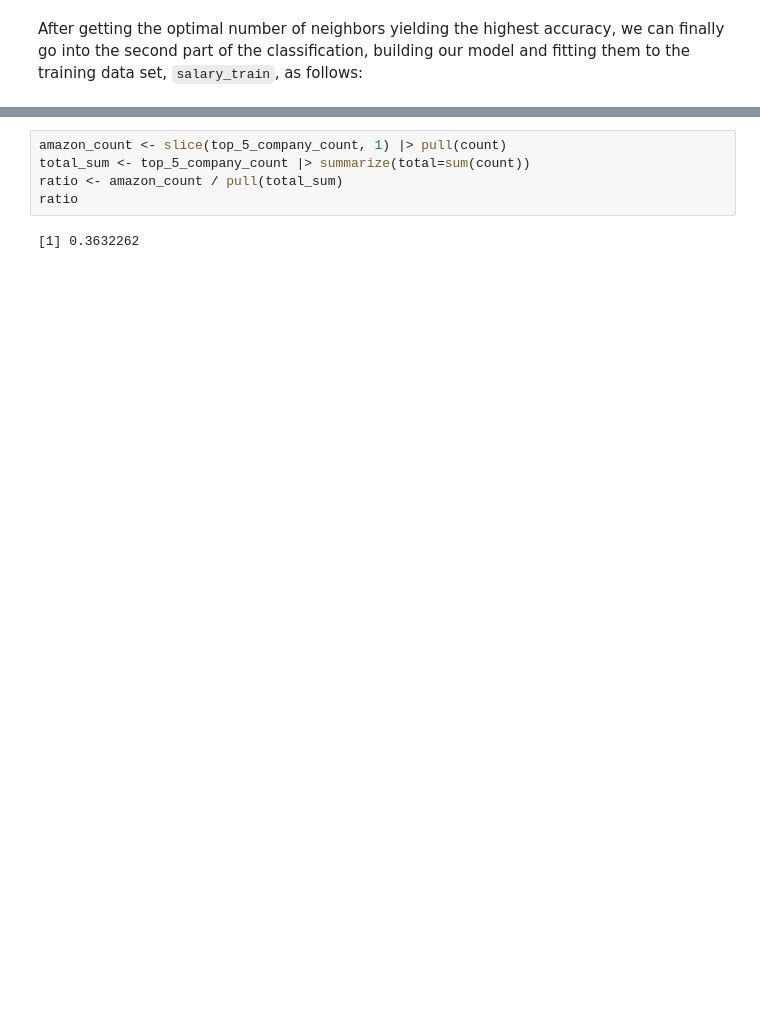
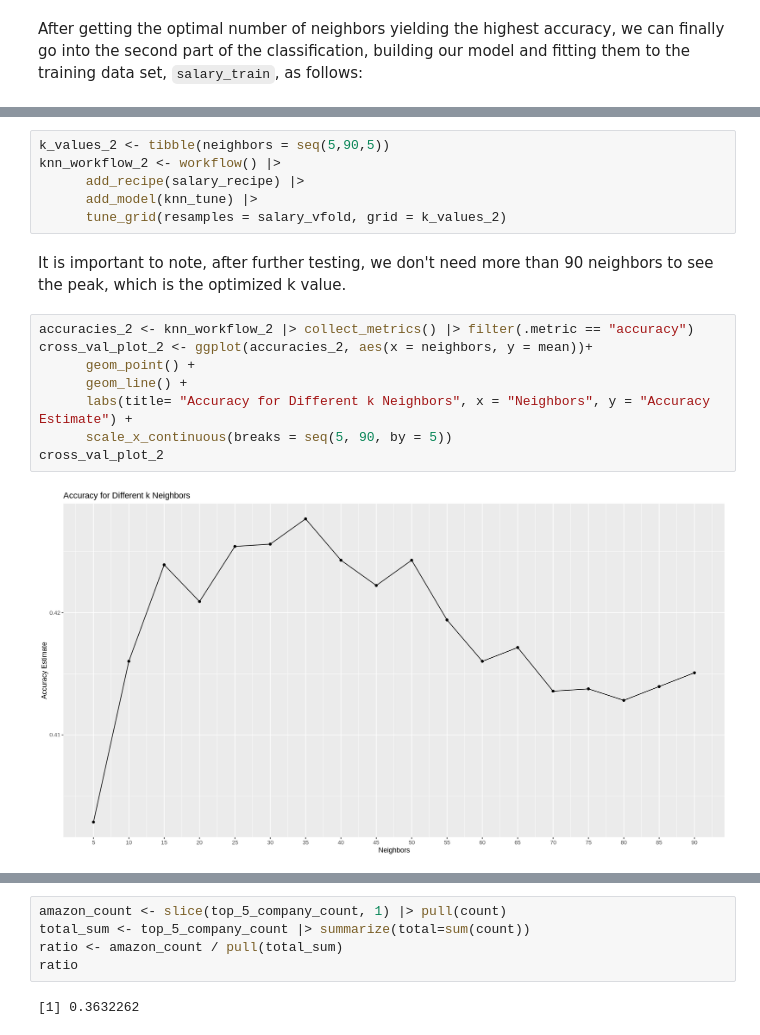
Before and after one commit to EdrickBelmiro/CareerPredictorDSCI100, a Jupyter notebook: Report Group19.ipynb, the cells around one changed output, grey strips where cells are left out. Saved outputs shown, nothing was run; the diff lists cells and outputs as text; blank space fills up the shorter version.

```diff
--- a/Report Group19.ipynb
+++ b/Report Group19.ipynb
@@ -623,0 +594,18 @@ Another important thing to note, if we just use the usual data without any balan
+# %%
+k_values_2 <- tibble(neighbors = seq(5,90,5))
+knn_workflow_2 <- workflow() |>
+      add_recipe(salary_recipe) |>
+      add_model(knn_tune) |>
+      tune_grid(resamples = salary_vfold, grid = k_values_2)
+# %% [markdown]
+It is important to note, after further testing, we don't need more than 90 neighbors to see the peak, which is the optimized k value.
+# %%
+accuracies_2 <- knn_workflow_2 |> collect_metrics() |> filter(.metric == "accuracy")
+cross_val_plot_2 <- ggplot(accuracies_2, aes(x = neighbors, y = mean))+
+      geom_point() +
+      geom_line() +
+      labs(title= "Accuracy for Different k Neighbors", x = "Neighbors", y = "Accuracy Estimate") +
+      scale_x_continuous(breaks = seq(5, 90, by = 5))
+cross_val_plot_2
+# %% [output]
+[figure, added]
```
Also changed, not shown: parts of 30 cells of this notebook.
